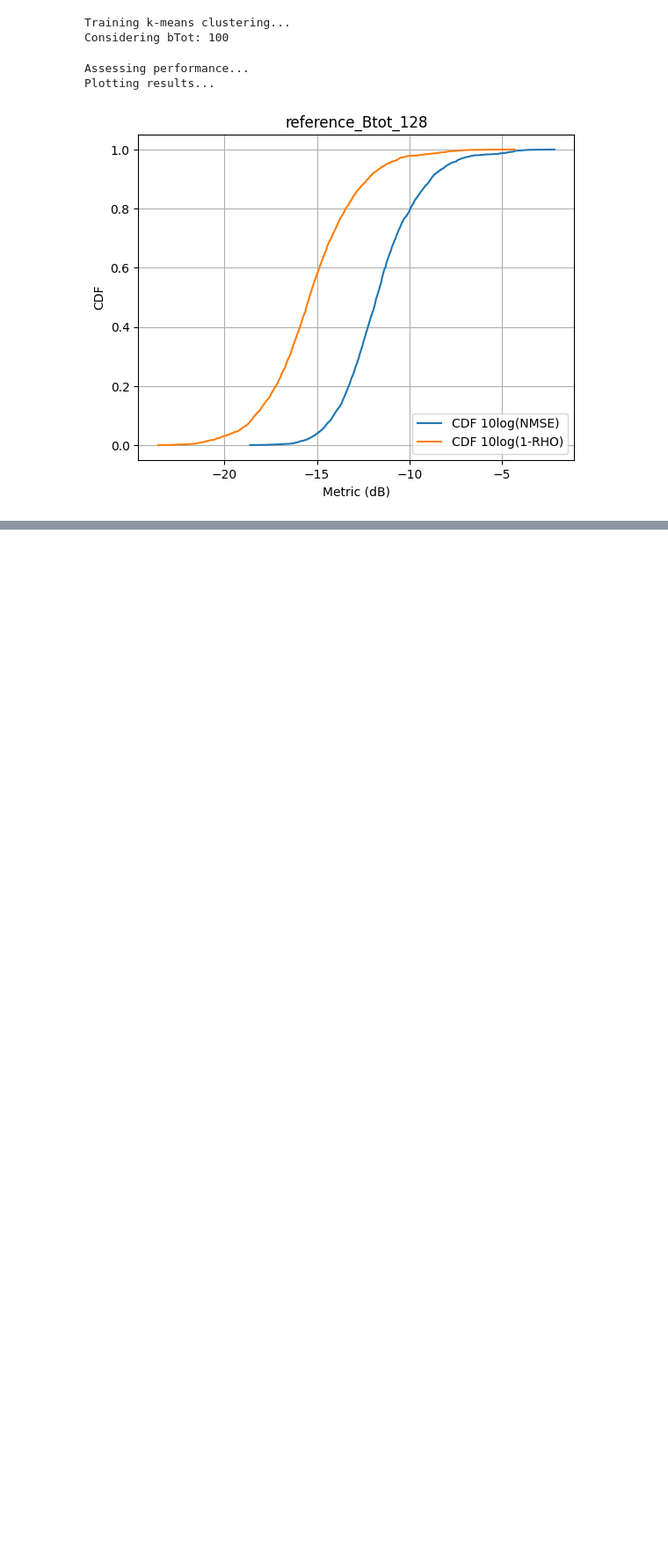
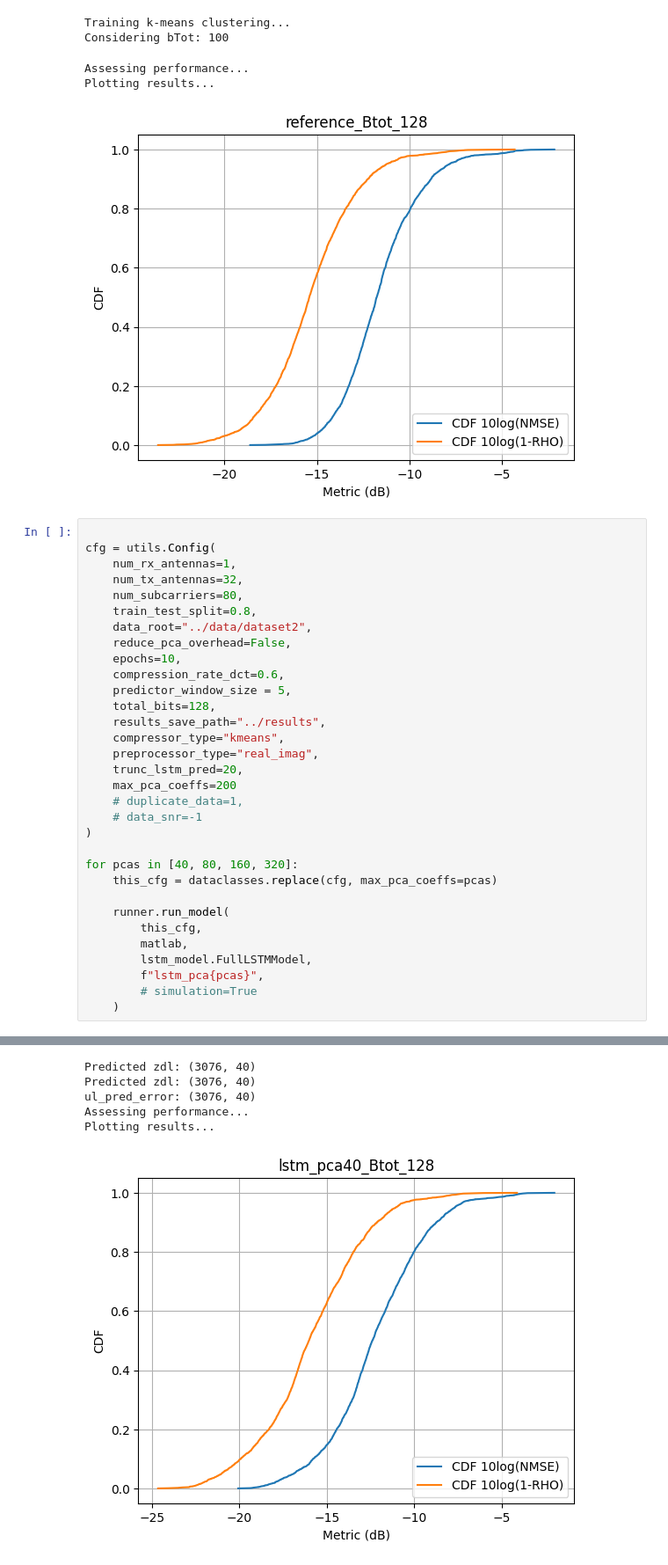
Before and after one commit to dziper/NonstaticCSI, a Jupyter notebook: project/bulk_test.ipynb, the cells around one changed output, grey strips where cells are left out. Shown at 88% size. Saved outputs shown, nothing was run; the diff lists cells and outputs as text; blank space fills up the shorter version.

```diff
--- a/project/bulk_test.ipynb
+++ b/project/bulk_test.ipynb
@@ -134,3 +172,36 @@ Considering bTot: 100
 Assessing performance...
 Plotting results...
 [figure]
+# %%
+
+cfg = utils.Config(
+    num_rx_antennas=1,
+    num_tx_antennas=32,
+    num_subcarriers=80,
+    train_test_split=0.8,
+    data_root="../data/dataset2",
+    reduce_pca_overhead=False,
+    epochs=10,
+    compression_rate_dct=0.6,
+    predictor_window_size = 5,
+    total_bits=128,
+    results_save_path="../results",
+    compressor_type="kmeans",
+    preprocessor_type="real_imag",
+    trunc_lstm_pred=20,
+    max_pca_coeffs=200
+    # duplicate_data=1,
+    # data_snr=-1
+)
+
+for pcas in [40, 80, 160, 320]:
+    this_cfg = dataclasses.replace(cfg, max_pca_coeffs=pcas)
+
+    runner.run_model(
+        this_cfg,
+        matlab,
+        lstm_model.FullLSTMModel,
+        f"lstm_pca{pcas}",
+        # simulation=True
+    )
+# %% [output]
@@ -136,0 +214,6 @@ Plotting results...
+Predicted zdl: (3076, 40)
+Predicted zdl: (3076, 40)
+ul_pred_error: (3076, 40)
+Assessing performance...
+Plotting results...
+[figure, added]
```
Also changed, not shown: parts of 4 cells of this notebook, 3 other files.
